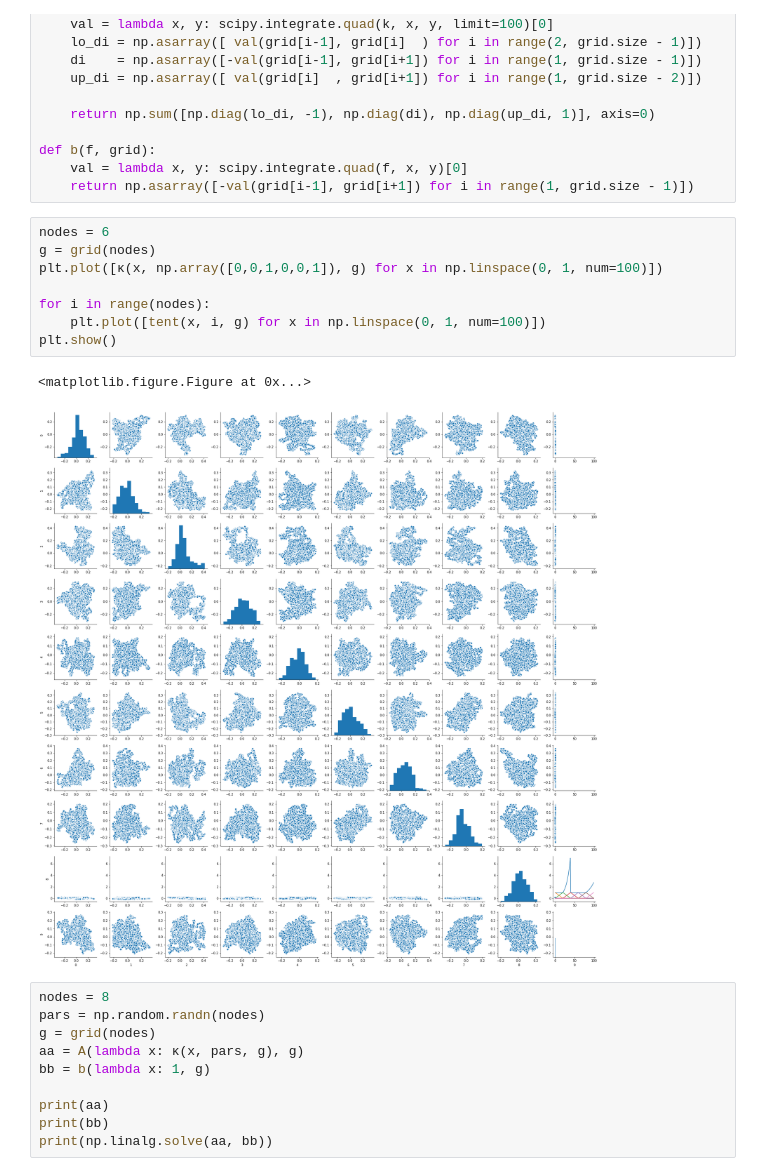
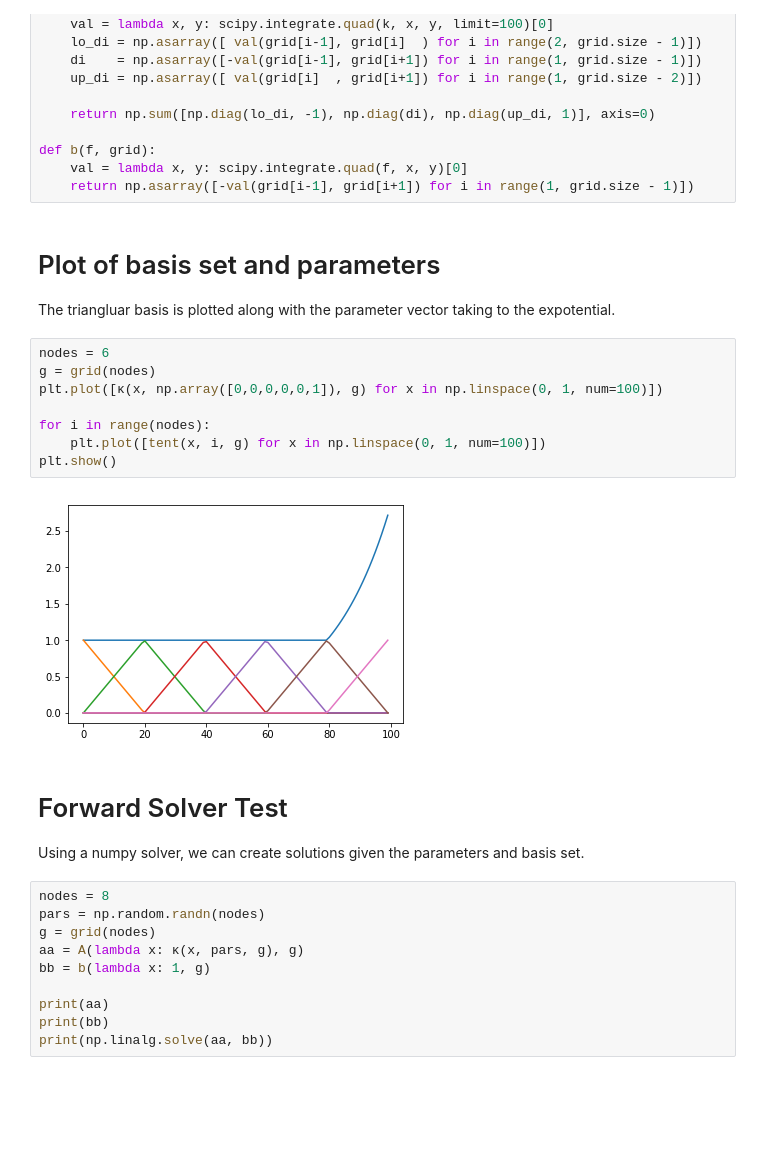
Before and after one commit to bkmi/mcmc, a Jupyter notebook: Darcy Flow.ipynb, the cells around one changed output. Saved outputs shown, nothing was run; the diff lists cells and outputs as text; blank space fills up the shorter version.

Commit message:
plotted and sampled

```diff
--- a/Darcy Flow.ipynb
+++ b/Darcy Flow.ipynb
@@ -142,17 +142,24 @@ def A(k, grid):
 def b(f, grid):
     val = lambda x, y: scipy.integrate.quad(f, x, y)[0]
     return np.asarray([-val(grid[i-1], grid[i+1]) for i in range(1, grid.size - 1)])
+# %% [markdown]
+# Plot of basis set and parameters
+
+The triangluar basis is plotted along with the parameter vector taking to the expotential.
 # %%
 nodes = 6
 g = grid(nodes)
-plt.plot([κ(x, np.array([0,0,1,0,0,1]), g) for x in np.linspace(0, 1, num=100)])
+plt.plot([κ(x, np.array([0,0,0,0,0,1]), g) for x in np.linspace(0, 1, num=100)])
 
 for i in range(nodes):
     plt.plot([tent(x, i, g) for x in np.linspace(0, 1, num=100)])
 plt.show()
 # %% [output]
-<matplotlib.figure.Figure at 0x...>
-[figure, old version]
+[figure, new version]
+# %% [markdown]
+# Forward Solver Test
+
+Using a numpy solver, we can create solutions given the parameters and basis set.
 # %%
 nodes = 8
 pars = np.random.randn(nodes)
```
Also changed, not shown: parts of 33 cells of this notebook.
